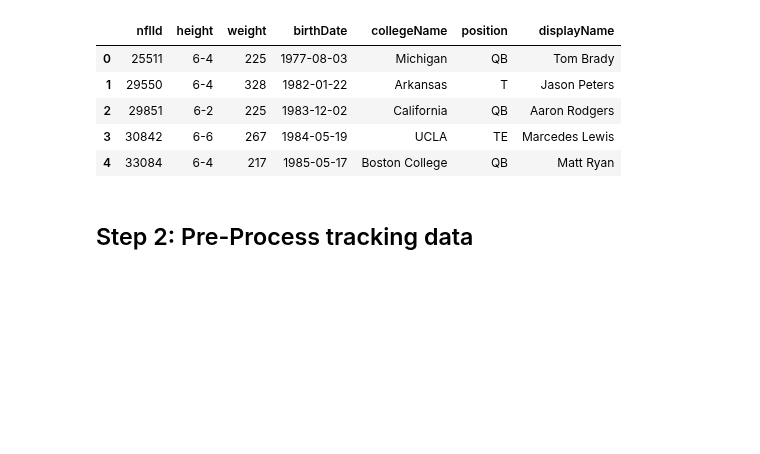
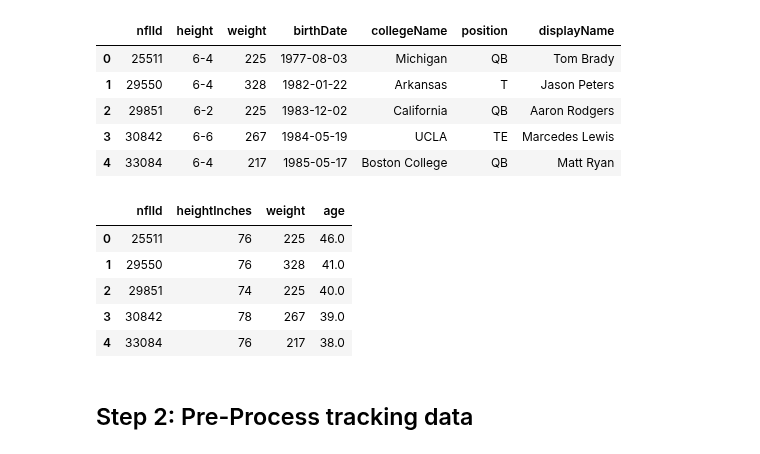
Before and after one commit to Andrew-Koulogeorge/NFL-Big-Data-Bowl, a Jupyter notebook: preprocessing/deep_learning_preprocessing_v1.ipynb, the cells around one changed output. Drawn from its saved outputs; the diff is of its cells as text; code cells hidden in the pictures; blank space fills up the shorter version.

Commit message:
more preprocessing

```diff
--- a/preprocessing/deep_learning_preprocessing_v1.ipynb
+++ b/preprocessing/deep_learning_preprocessing_v1.ipynb
@@ -240,6 +247,49 @@ players.head()
 | 2 | 29851 | 6-2 | 225 | 1983-12-02 | California | QB | Aaron Rodgers |
 | 3 | 30842 | 6-6 | 267 | 1984-05-19 | UCLA | TE | Marcedes Lewis |
 | 4 | 33084 | 6-4 | 217 | 1985-05-17 | Boston College | QB | Matt Ryan |
+# %%
+# Helper functions
+# Function to convert height from 'feet-inches' to total inches
+def convert_to_inches(height):
+    feet, inches = map(int, height.split('-'))
+    total_inches = feet * 12 + inches
+    return total_inches
+
+# Function that calculates age
+def calculate_age(birthdate):
+    today = datetime.today()
+    # Some players do not have
+    if pd.isnull(birthdate):
+        return np.NaN
+    else:
+        age = floor(today.year - birthdate.year)
+        return age
+
+
+# Function that preproceses player dataframe
+def preprocess_players(players_df):
+    # Step 0: Convert height to inches
+    players_df['heightInches'] = players_df['height'].apply(convert_to_inches)
+
+    # Step 1: Compute age from birthdate
+    players_df['birthDate'] = pd.to_datetime(players_df['birthDate']) # Convert birthdate to datetime
+    players_df['age'] = players_df['birthDate'].apply(calculate_age)
+
+    # Step 2: Filter variables
+    vars = ['nflId', 'heightInches', 'weight', 'age']
+    filtered_df = players_df[vars]
+
+    return filtered_df
+# %%
+players_df_clean = preprocess_players(players)
+players_df_clean.head()
+# %% [output]
+|  | nflId | heightInches | weight | age |
+| 0 | 25511 | 76 | 225 | 46.0 |
+| 1 | 29550 | 76 | 328 | 41.0 |
+| 2 | 29851 | 74 | 225 | 40.0 |
+| 3 | 30842 | 78 | 267 | 39.0 |
+| 4 | 33084 | 76 | 217 | 38.0 |
 # %% [markdown]
 ## Step 2: Pre-Process tracking data
 # %% [markdown]
```
Also changed, not shown: parts of 8 cells of this notebook.
